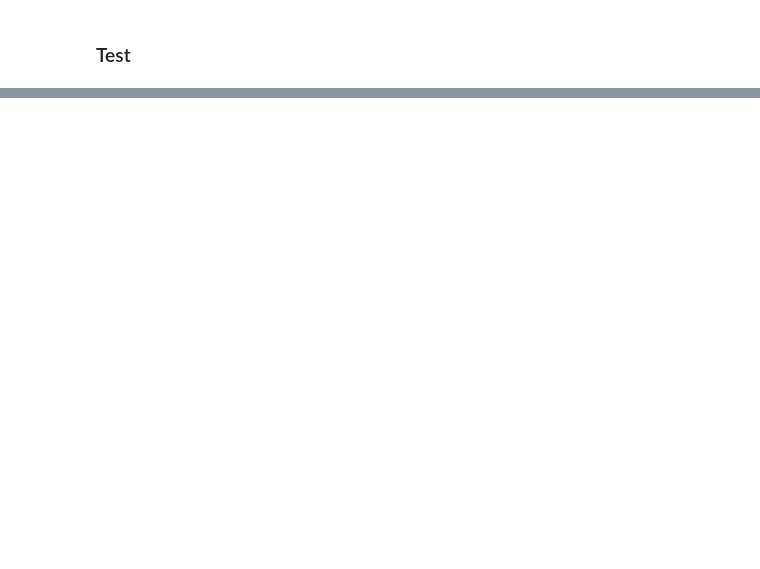
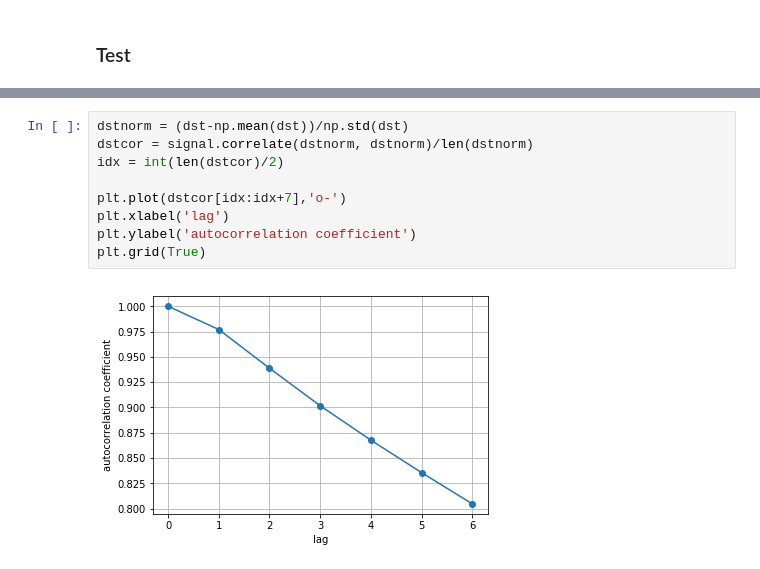
Before and after one commit to sarttiso/spaceweather, a Jupyter notebook: forecasting_Dst_LSTM.ipynb, the cells around one changed output, grey strips where cells are left out. Cells and saved outputs as stored; diff of their text form; blank space fills up the shorter version.

```diff
--- a/forecasting_Dst_LSTM.ipynb
+++ b/forecasting_Dst_LSTM.ipynb
@@ -338,0 +373,11 @@ data_out_pred = test_network(data_in_test, data_out_test, rnn, batch_size,'$\eps
+# %%
+dstnorm = (dst-np.mean(dst))/np.std(dst)
+dstcor = signal.correlate(dstnorm, dstnorm)/len(dstnorm)
+idx = int(len(dstcor)/2)
+
+plt.plot(dstcor[idx:idx+7],'o-')
+plt.xlabel('lag')
+plt.ylabel('autocorrelation coefficient')
+plt.grid(True)
+# %% [output]
+[figure, added]
```
Also changed, not shown: parts of 12 cells of this notebook, 1 other file.
